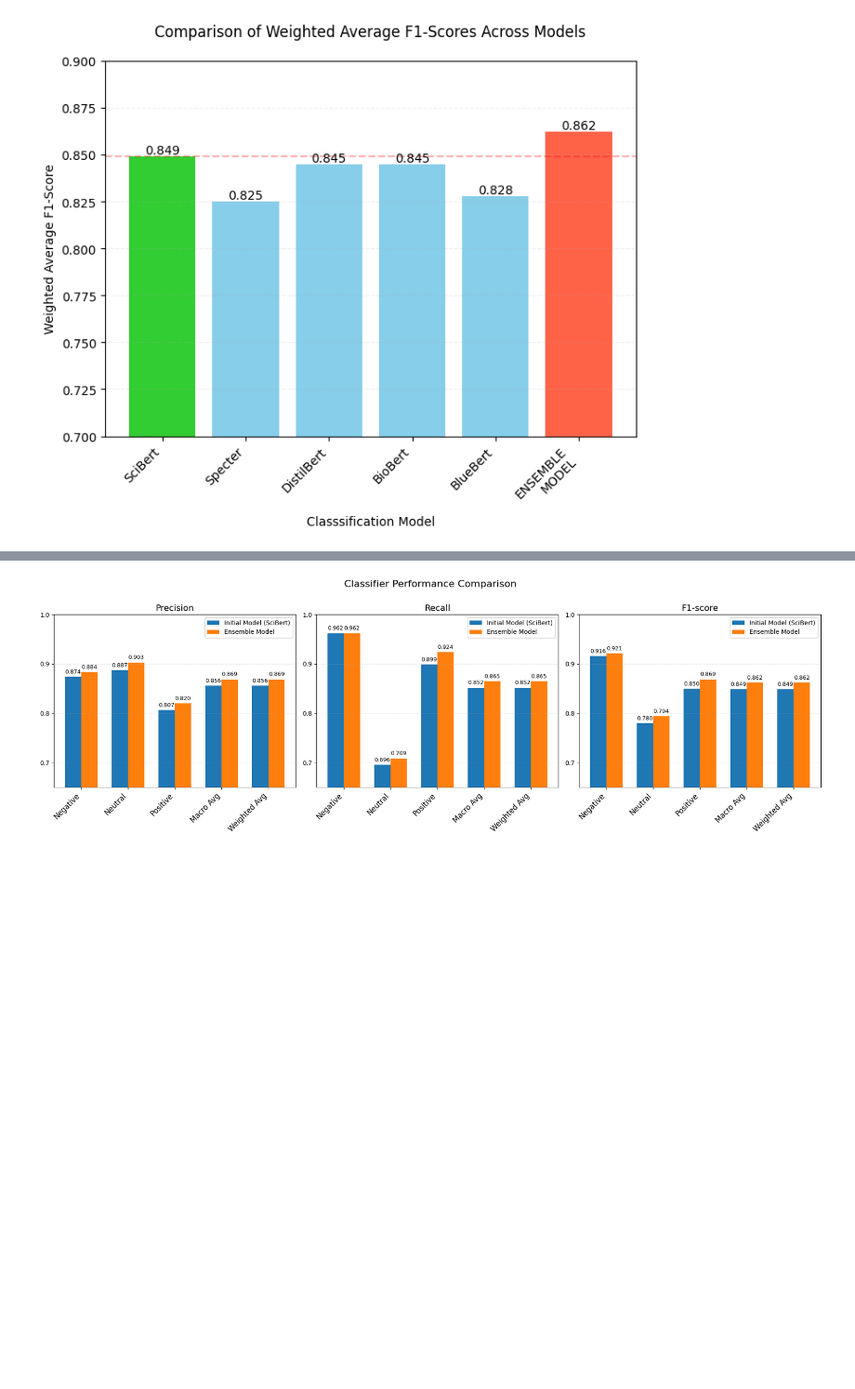
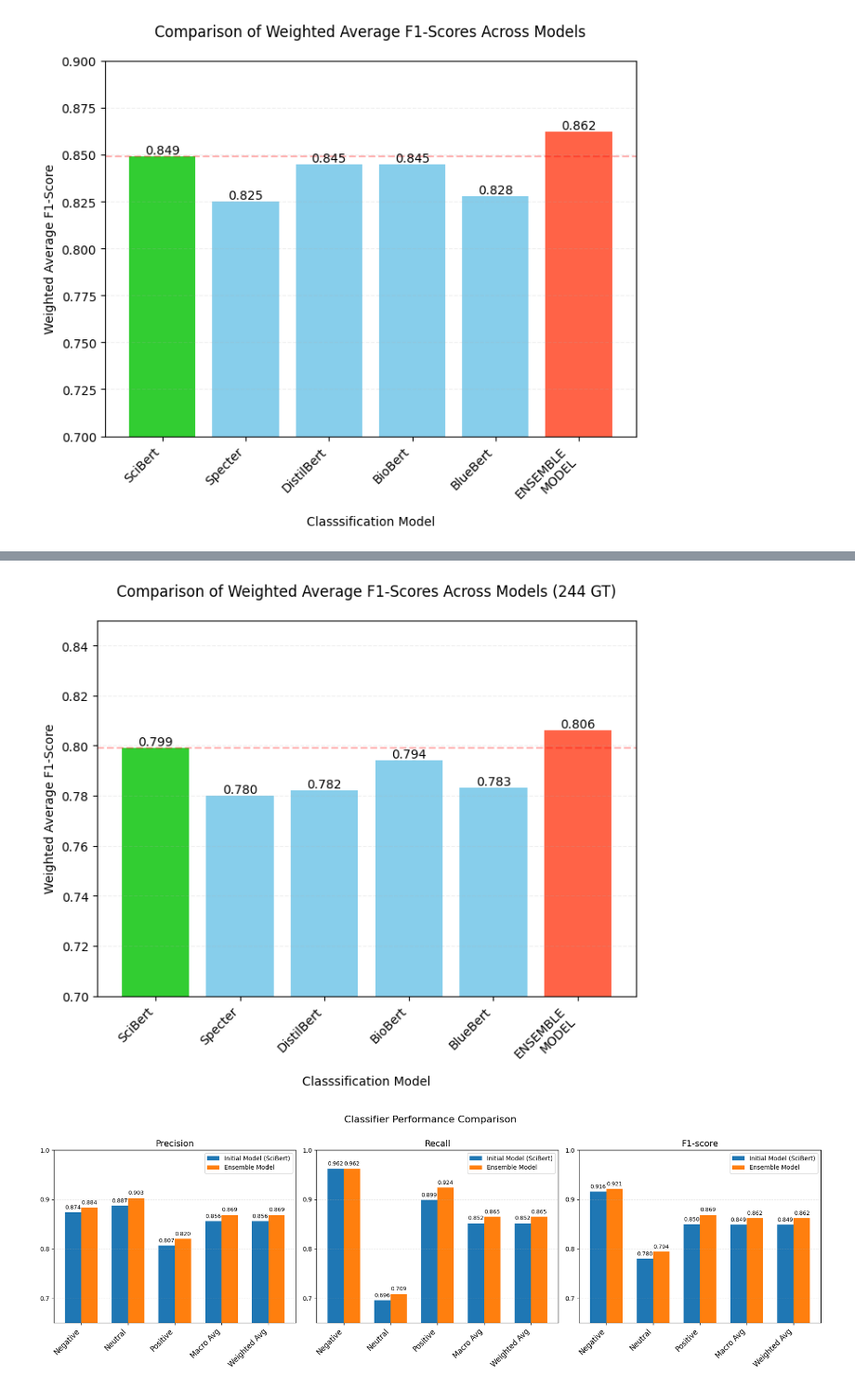
Before and after one commit to lamps-lab/CC30k, a Jupyter notebook: notebooks/R001_Extend_CC25k_Dataset.ipynb, the cells around one changed output, grey strips where cells are left out. Shown at 93% size. Cells and saved outputs as stored; diff of their text form; code cells hidden in the pictures; blank space fills up the shorter version.

```diff
--- a/notebooks/R001_Extend_CC25k_Dataset.ipynb
+++ b/notebooks/R001_Extend_CC25k_Dataset.ipynb
@@ -1401,3 +1801,53 @@ plt.show()
+# %%
+%matplotlib inline
+import matplotlib.pyplot as plt
+import numpy as np
+
+# Data
+models = [
+    "SciBert",
+    "Specter",
+    "DistilBert",
+    "BioBert",
+    "BlueBert",
+    "ENSEMBLE\nMODEL"
+]
+
+f1_scores = [0.799, 0.780, 0.782, 0.794, 0.783, 0.806]
+
+colors = []
+for model in models:
+    if "SciBert" in model:
+        colors.append('limegreen')
+    elif "ENSEMBLE" in model:
+        colors.append('tomato')
+    else:
+        colors.append('skyblue')
+
+# Create figure
+plt.figure(figsize=(7, 6))
+bars = plt.bar(models, f1_scores, color=colors)
+
+# Add values on top of bars
+for bar in bars:
+    height = bar.get_height()
+    plt.text(bar.get_x() + bar.get_width()/2., height,
+             f'{height:.3f}',
+             ha='center', va='bottom')
+
+# Customize plot
+plt.title('Comparison of Weighted Average F1-Scores Across Models (244 GT)', pad=20)
+plt.ylabel('Weighted Average F1-Score')
+plt.xlabel('Classsification Model')
+plt.xticks(rotation=45, ha='right')
+plt.axhline(y=f1_scores[0], color='r', linestyle='--', alpha=0.3)
+plt.ylim(0.7, 0.85)
+plt.grid(axis='y', linestyle='--', alpha=0.2)
+plt.tight_layout()
+
+plt.show()
+# %% [output]
+[figure, added]
 # %%
 import matplotlib.pyplot as plt
 import numpy as np
```
Also changed, not shown: parts of 9 cells of this notebook.
